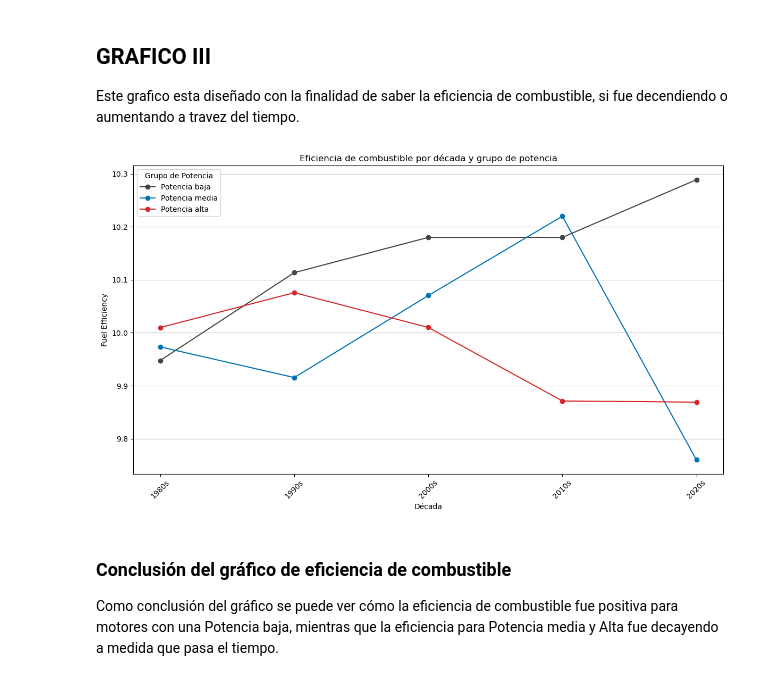
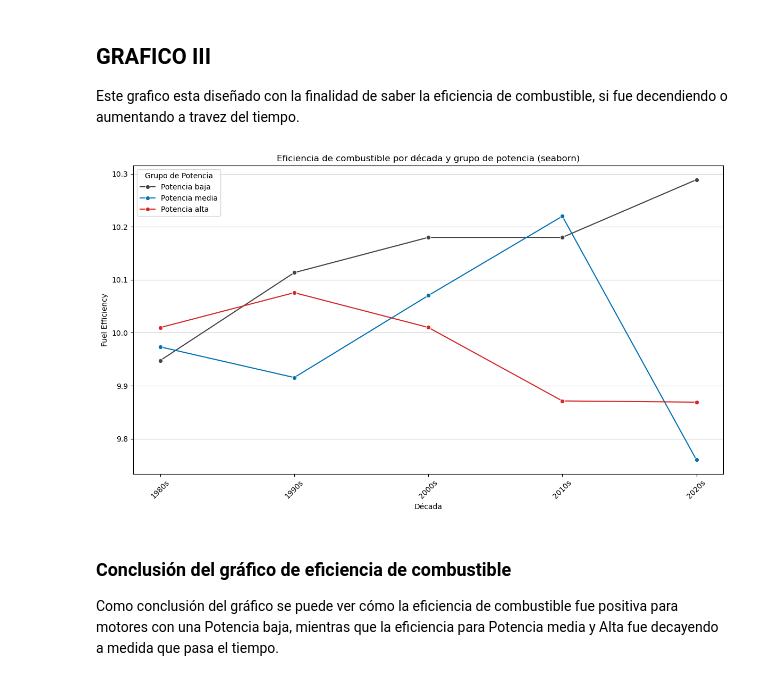
Before and after one commit to joaquinrodriguezi/ProyectoDSParte1Rodriguez, a Jupyter notebook: notebooks/entrenamiento.ipynb, the cells around one changed output. Cells and saved outputs as stored; diff of their text form; code cells hidden in the pictures.

```diff
--- a/notebooks/entrenamiento.ipynb
+++ b/notebooks/entrenamiento.ipynb
@@ -174,31 +169,30 @@ display(df[['Horsepower', 'Grupo_Potencia']].head())
 # %% [markdown]
 ## GRAFICO III
 Este grafico esta diseñado con la finalidad de saber la eficiencia de combustible, si fue decendiendo o aumentando a travez del tiempo.
-# %%
-# Gráfico de líneas: Fuel_Efficiency por década y grupo de potencia con colores personalizados
-grupos = ['Potencia baja', 'Potencia media', 'Potencia alta']
-colores_grupo = {
-    'Potencia baja': '#444444',   # gris oscuro
-    'Potencia media': '#0072B2',  # azul
-    'Potencia alta': '#D62728'    # rojo
-}
-
-plt.figure(figsize=(12,7))
-for grupo in grupos:
-    datos_grupo = df[df['Grupo_Potencia'] == grupo]
-    promedio = datos_grupo.groupby('decada')['Fuel_Efficiency'].mean().sort_index()
-    plt.plot(promedio.index, promedio.values, marker='o', label=grupo, color=colores_grupo[grupo])
-
-plt.xlabel('Década')
-plt.ylabel('Fuel Efficiency')
-plt.title('Eficiencia de combustible por década y grupo de potencia')
-plt.legend(title='Grupo de Potencia')
-plt.xticks(rotation=45)
-plt.grid(axis='y', color='black', alpha=0.2)
-plt.tight_layout()
-plt.show()
-# %% [output]
-[figure, removed]
+# %%
+# Gráfico de líneas con seaborn: eficiencia de combustible por década y grupo de potencia
+import seaborn as sns
+plt.figure(figsize=(12,7))
+grupos = ['Potencia baja', 'Potencia media', 'Potencia alta']
+colores_grupo = {
+    'Potencia baja': '#444444',   # gris oscuro
+    'Potencia media': '#0072B2', # azul
+    'Potencia alta': '#D62728'   # rojo
+}
+for grupo in grupos:
+    datos_grupo = df[df['Grupo_Potencia'] == grupo]
+    promedio = datos_grupo.groupby('decada')['Fuel_Efficiency'].mean().sort_index()
+    sns.lineplot(x=promedio.index, y=promedio.values, label=grupo, color=colores_grupo[grupo], marker='o')
+plt.xlabel('Década')
+plt.ylabel('Fuel Efficiency')
+plt.title('Eficiencia de combustible por década y grupo de potencia (seaborn)')
+plt.legend(title='Grupo de Potencia')
+plt.xticks(rotation=45)
+plt.grid(axis='y', color='black', alpha=0.2)
+plt.tight_layout()
+plt.show()
+# %% [output]
+[figure, added]
 # %% [markdown]
 ### Conclusión del gráfico de eficiencia de combustible
 Como conclusión del gráfico se puede ver cómo la eficiencia de combustible fue positiva para motores con una Potencia baja, mientras que la eficiencia para Potencia media y Alta fue decayendo a medida que pasa el tiempo.
```
Also changed, not shown: parts of 6 cells of this notebook.
